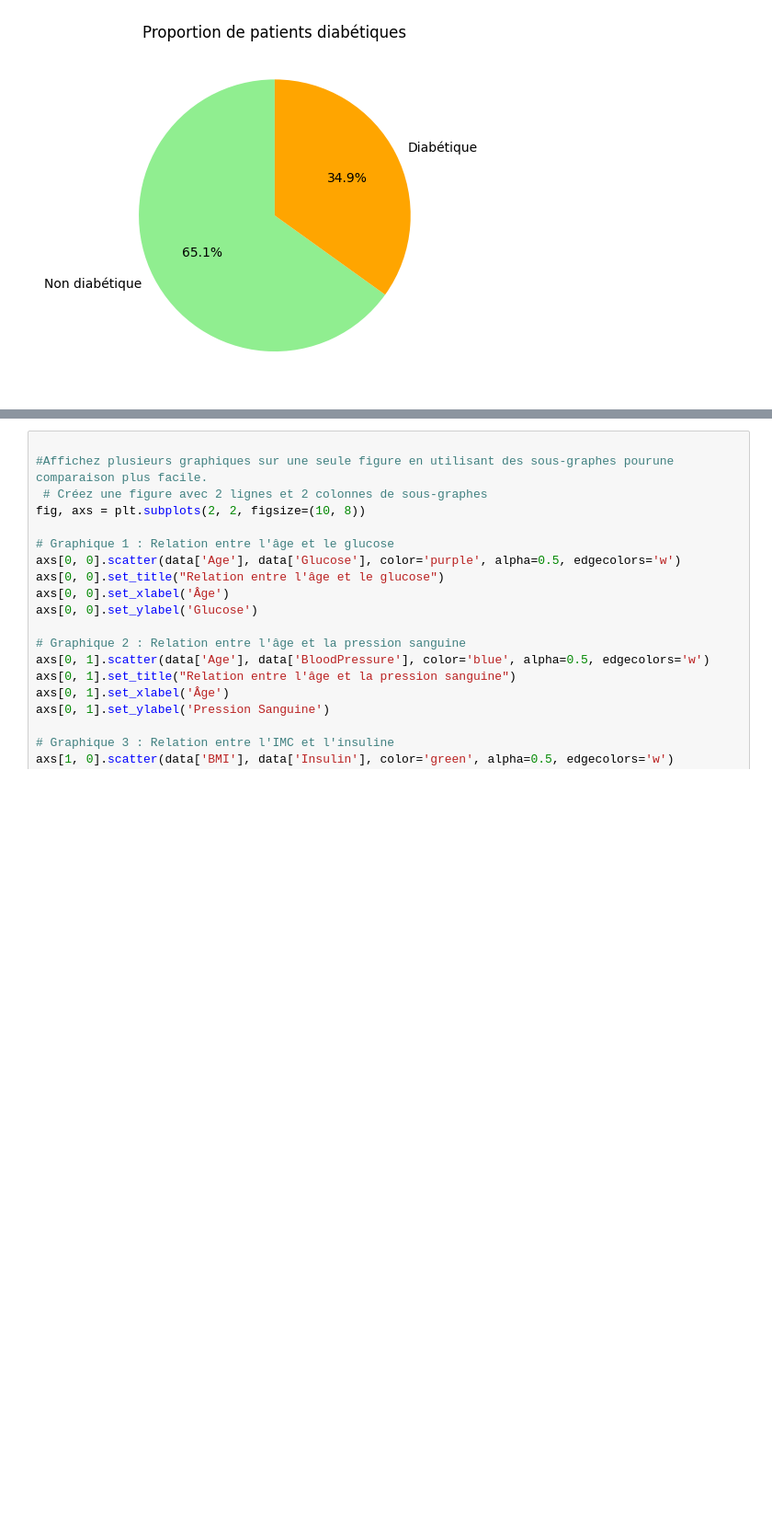
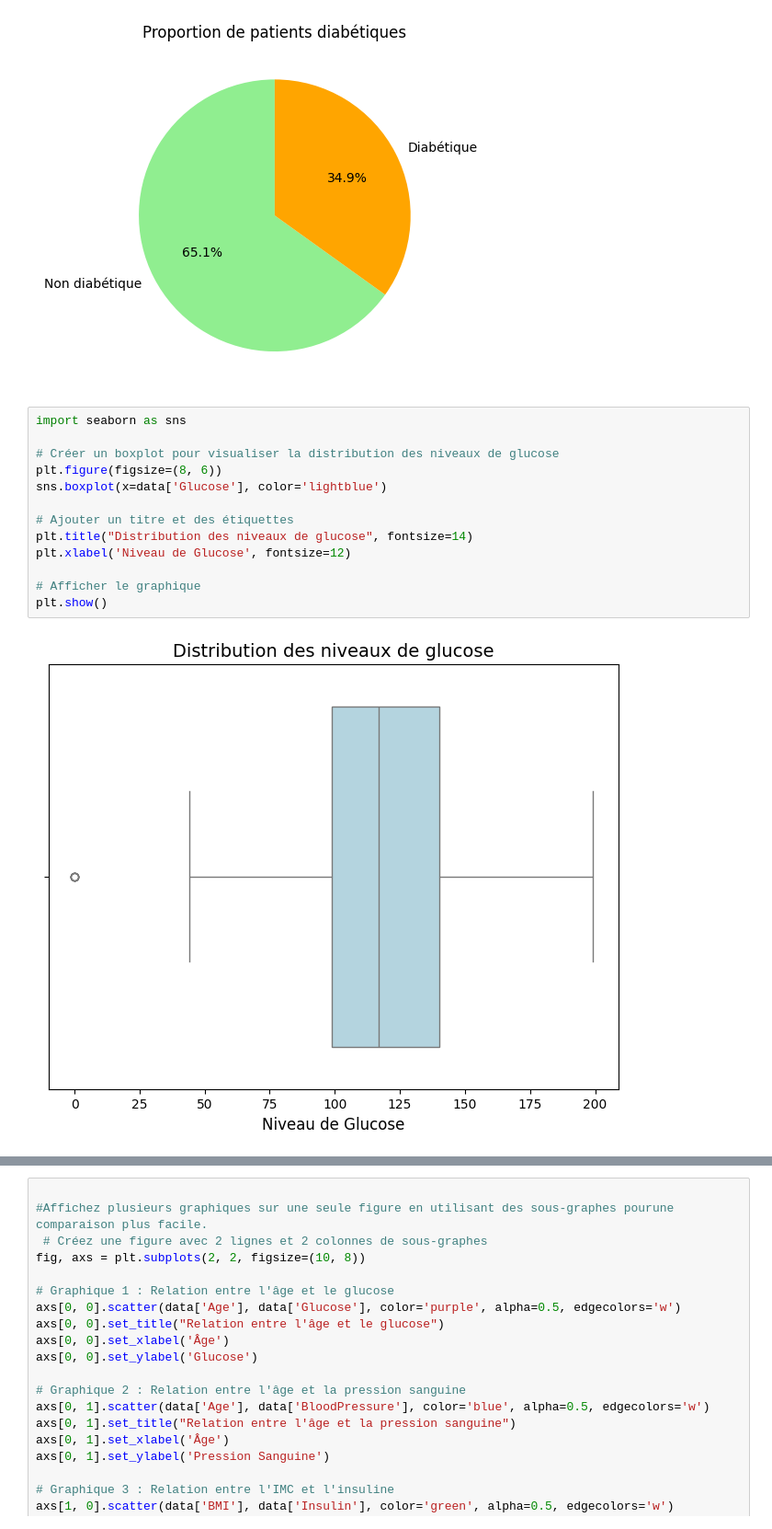
Before and after one commit to Badu1230/Badu1230, a Jupyter notebook: Pima_Indians_Diabetes_Analyse.ipynb, the cells around one changed output, grey strips where cells are left out. Shown at 92% size. Drawn from its saved outputs; the diff is of its cells as text; blank space fills up the shorter version.

```diff
--- a/Pima_Indians_Diabetes_Analyse.ipynb
+++ b/Pima_Indians_Diabetes_Analyse.ipynb
@@ -210,3 +210,18 @@ plt.title("Proportion de patients diabétiques")
 plt.show()
 # %% [output]
 [figure]
+# %%
+import seaborn as sns
+
+# Créer un boxplot pour visualiser la distribution des niveaux de glucose
+plt.figure(figsize=(8, 6))
+sns.boxplot(x=data['Glucose'], color='lightblue')
+
+# Ajouter un titre et des étiquettes
+plt.title("Distribution des niveaux de glucose", fontsize=14)
+plt.xlabel('Niveau de Glucose', fontsize=12)
+
+# Afficher le graphique
+plt.show()
+# %% [output]
+[figure, added]
```
Also changed, not shown: parts of 9 cells of this notebook.
